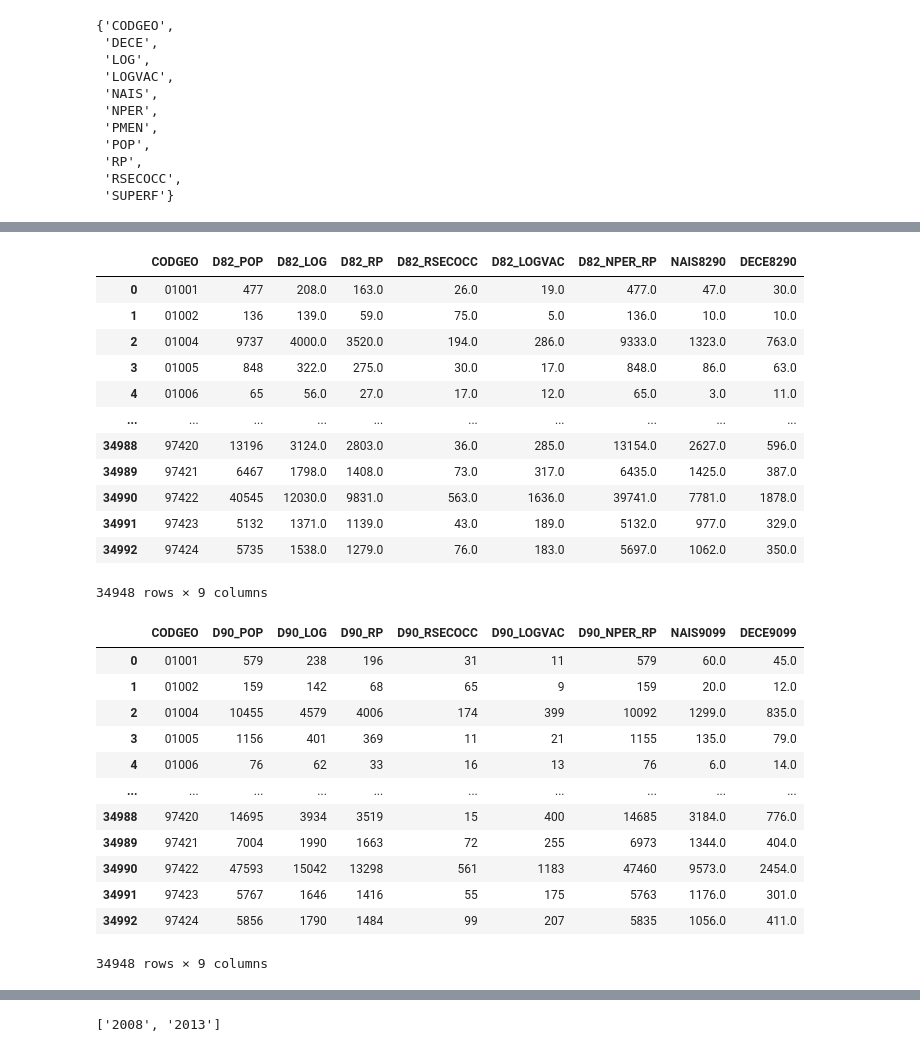
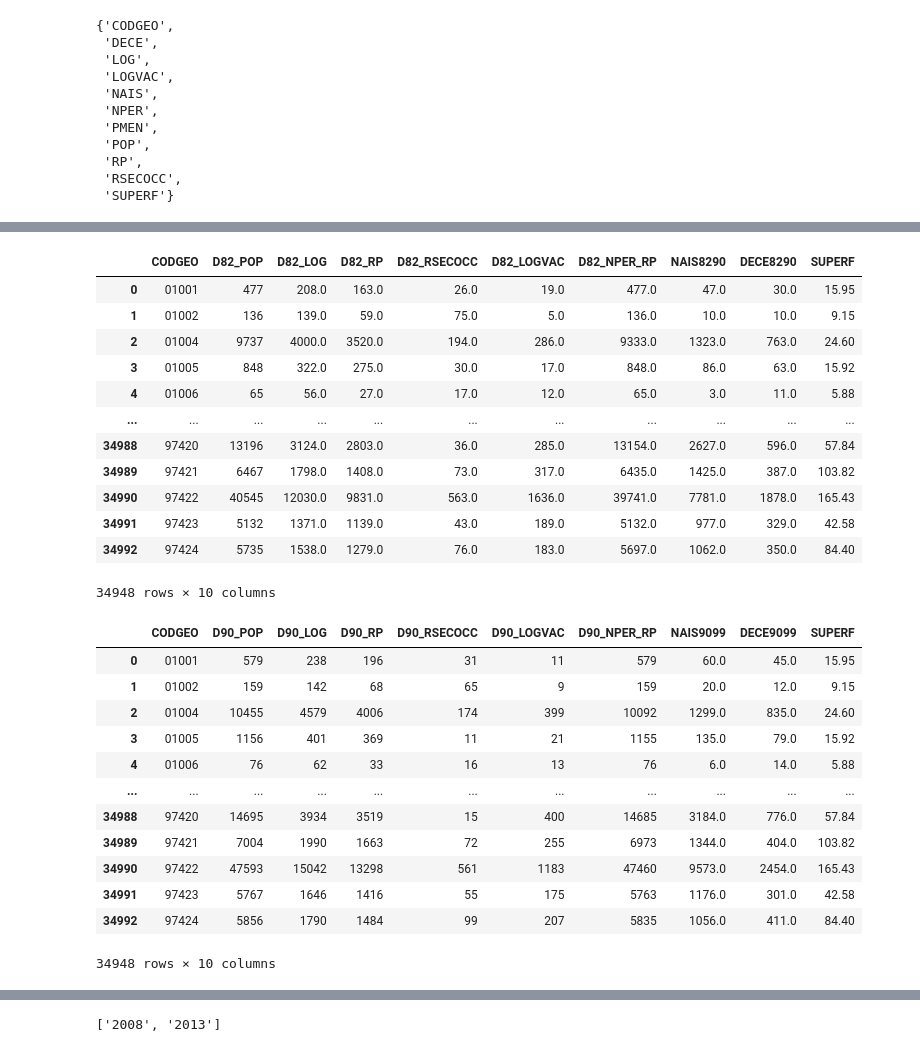
Before and after one commit to hhuzecardosi/BdDA_Scripts, a Jupyter notebook: remodelisations/statistiques.ipynb, the cells around one changed output, grey strips where cells are left out. Saved outputs shown, nothing was run; the diff lists cells and outputs as text; code cells hidden in the pictures.

```diff
--- a/remodelisations/statistiques.ipynb
+++ b/remodelisations/statistiques.ipynb
@@ -141,36 +142,37 @@ df_1975
 # %%
 df_1982 = data[["CODGEO", "D82_POP", "D82_LOG", "D82_RP",
-                "D82_RSECOCC", "D82_LOGVAC", "D82_NPER_RP", "NAIS8290", "DECE8290"]]
+                "D82_RSECOCC", "D82_LOGVAC", "D82_NPER_RP", "NAIS8290", "DECE8290", "SUPERF"]]
 df_1982
 # %% [output]
-|  | CODGEO | D82_POP | D82_LOG | D82_RP | D82_RSECOCC | D82_LOGVAC | D82_NPER_RP | NAIS8290 | DECE8290 |
-| 0 | 01001 | 477 | 208.0 | 163.0 | 26.0 | 19.0 | 477.0 | 47.0 | 30.0 |
-| 1 | 01002 | 136 | 139.0 | 59.0 | 75.0 | 5.0 | 136.0 | 10.0 | 10.0 |
-| 2 | 01004 | 9737 | 4000.0 | 3520.0 | 194.0 | 286.0 | 9333.0 | 1323.0 | 763.0 |
-| 3 | 01005 | 848 | 322.0 | 275.0 | 30.0 | 17.0 | 848.0 | 86.0 | 63.0 |
-| 4 | 01006 | 65 | 56.0 | 27.0 | 17.0 | 12.0 | 65.0 | 3.0 | 11.0 |
-| ... | ... | ... | ... | ... | ... | ... | ... | ... | ... |
-| 34988 | 97420 | 13196 | 3124.0 | 2803.0 | 36.0 | 285.0 | 13154.0 | 2627.0 | 596.0 |
-| 34989 | 97421 | 6467 | 1798.0 | 1408.0 | 73.0 | 317.0 | 6435.0 | 1425.0 | 387.0 |
-| 34990 | 97422 | 40545 | 12030.0 | 9831.0 | 563.0 | 1636.0 | 39741.0 | 7781.0 | 1878.0 |
-| 34991 | 97423 | 5132 | 1371.0 | 1139.0 | 43.0 | 189.0 | 5132.0 | 977.0 | 329.0 |
-| 34992 | 97424 | 5735 | 1538.0 | 1279.0 | 76.0 | 183.0 | 5697.0 | 1062.0 | 350.0 |
+|  | CODGEO | D82_POP | D82_LOG | D82_RP | D82_RSECOCC | D82_LOGVAC | D82_NPER_RP | NAIS8290 | DECE8290 | SUPERF |
+| 0 | 01001 | 477 | 208.0 | 163.0 | 26.0 | 19.0 | 477.0 | 47.0 | 30.0 | 15.95 |
+| 1 | 01002 | 136 | 139.0 | 59.0 | 75.0 | 5.0 | 136.0 | 10.0 | 10.0 | 9.15 |
+| 2 | 01004 | 9737 | 4000.0 | 3520.0 | 194.0 | 286.0 | 9333.0 | 1323.0 | 763.0 | 24.60 |
+| 3 | 01005 | 848 | 322.0 | 275.0 | 30.0 | 17.0 | 848.0 | 86.0 | 63.0 | 15.92 |
+| 4 | 01006 | 65 | 56.0 | 27.0 | 17.0 | 12.0 | 65.0 | 3.0 | 11.0 | 5.88 |
+| ... | ... | ... | ... | ... | ... | ... | ... | ... | ... | ... |
+| 34988 | 97420 | 13196 | 3124.0 | 2803.0 | 36.0 | 285.0 | 13154.0 | 2627.0 | 596.0 | 57.84 |
+| 34989 | 97421 | 6467 | 1798.0 | 1408.0 | 73.0 | 317.0 | 6435.0 | 1425.0 | 387.0 | 103.82 |
+| 34990 | 97422 | 40545 | 12030.0 | 9831.0 | 563.0 | 1636.0 | 39741.0 | 7781.0 | 1878.0 | 165.43 |
+| 34991 | 97423 | 5132 | 1371.0 | 1139.0 | 43.0 | 189.0 | 5132.0 | 977.0 | 329.0 | 42.58 |
+| 34992 | 97424 | 5735 | 1538.0 | 1279.0 | 76.0 | 183.0 | 5697.0 | 1062.0 | 350.0 | 84.40 |
-34948 rows × 9 columns
+34948 rows × 10 columns
 # %%
-df_1990 = data[["CODGEO", "D90_POP", "D90_LOG", "D90_RP", "D90_RSECOCC", "D90_LOGVAC", "D90_NPER_RP", "NAIS9099", "DECE9099"]]
+df_1990 = data[["CODGEO", "D90_POP", "D90_LOG", "D90_RP", "D90_RSECOCC",
+                "D90_LOGVAC", "D90_NPER_RP", "NAIS9099", "DECE9099", "SUPERF"]]
 df_1990
 # %% [output]
-|  | CODGEO | D90_POP | D90_LOG | D90_RP | D90_RSECOCC | D90_LOGVAC | D90_NPER_RP | NAIS9099 | DECE9099 |
-| 0 | 01001 | 579 | 238 | 196 | 31 | 11 | 579 | 60.0 | 45.0 |
-| 1 | 01002 | 159 | 142 | 68 | 65 | 9 | 159 | 20.0 | 12.0 |
-| 2 | 01004 | 10455 | 4579 | 4006 | 174 | 399 | 10092 | 1299.0 | 835.0 |
-| 3 | 01005 | 1156 | 401 | 369 | 11 | 21 | 1155 | 135.0 | 79.0 |
-| 4 | 01006 | 76 | 62 | 33 | 16 | 13 | 76 | 6.0 | 14.0 |
-| ... | ... | ... | ... | ... | ... | ... | ... | ... | ... |
-| 34988 | 97420 | 14695 | 3934 | 3519 | 15 | 400 | 14685 | 3184.0 | 776.0 |
-| 34989 | 97421 | 7004 | 1990 | 1663 | 72 | 255 | 6973 | 1344.0 | 404.0 |
-| 34990 | 97422 | 47593 | 15042 | 13298 | 561 | 1183 | 47460 | 9573.0 | 2454.0 |
-| 34991 | 97423 | 5767 | 1646 | 1416 | 55 | 175 | 5763 | 1176.0 | 301.0 |
-| 34992 | 97424 | 5856 | 1790 | 1484 | 99 | 207 | 5835 | 1056.0 | 411.0 |
+|  | CODGEO | D90_POP | D90_LOG | D90_RP | D90_RSECOCC | D90_LOGVAC | D90_NPER_RP | NAIS9099 | DECE9099 | SUPERF |
+| 0 | 01001 | 579 | 238 | 196 | 31 | 11 | 579 | 60.0 | 45.0 | 15.95 |
+| 1 | 01002 | 159 | 142 | 68 | 65 | 9 | 159 | 20.0 | 12.0 | 9.15 |
+| 2 | 01004 | 10455 | 4579 | 4006 | 174 | 399 | 10092 | 1299.0 | 835.0 | 24.60 |
+| 3 | 01005 | 1156 | 401 | 369 | 11 | 21 | 1155 | 135.0 | 79.0 | 15.92 |
+| 4 | 01006 | 76 | 62 | 33 | 16 | 13 | 76 | 6.0 | 14.0 | 5.88 |
+| ... | ... | ... | ... | ... | ... | ... | ... | ... | ... | ... |
+| 34988 | 97420 | 14695 | 3934 | 3519 | 15 | 400 | 14685 | 3184.0 | 776.0 | 57.84 |
+| 34989 | 97421 | 7004 | 1990 | 1663 | 72 | 255 | 6973 | 1344.0 | 404.0 | 103.82 |
+| 34990 | 97422 | 47593 | 15042 | 13298 | 561 | 1183 | 47460 | 9573.0 | 2454.0 | 165.43 |
+| 34991 | 97423 | 5767 | 1646 | 1416 | 55 | 175 | 5763 | 1176.0 | 301.0 | 42.58 |
+| 34992 | 97424 | 5856 | 1790 | 1484 | 99 | 207 | 5835 | 1056.0 | 411.0 | 84.40 |
-34948 rows × 9 columns
+34948 rows × 10 columns
 # %%
```
Also changed, not shown: parts of 6 cells of this notebook, 4 other files.
